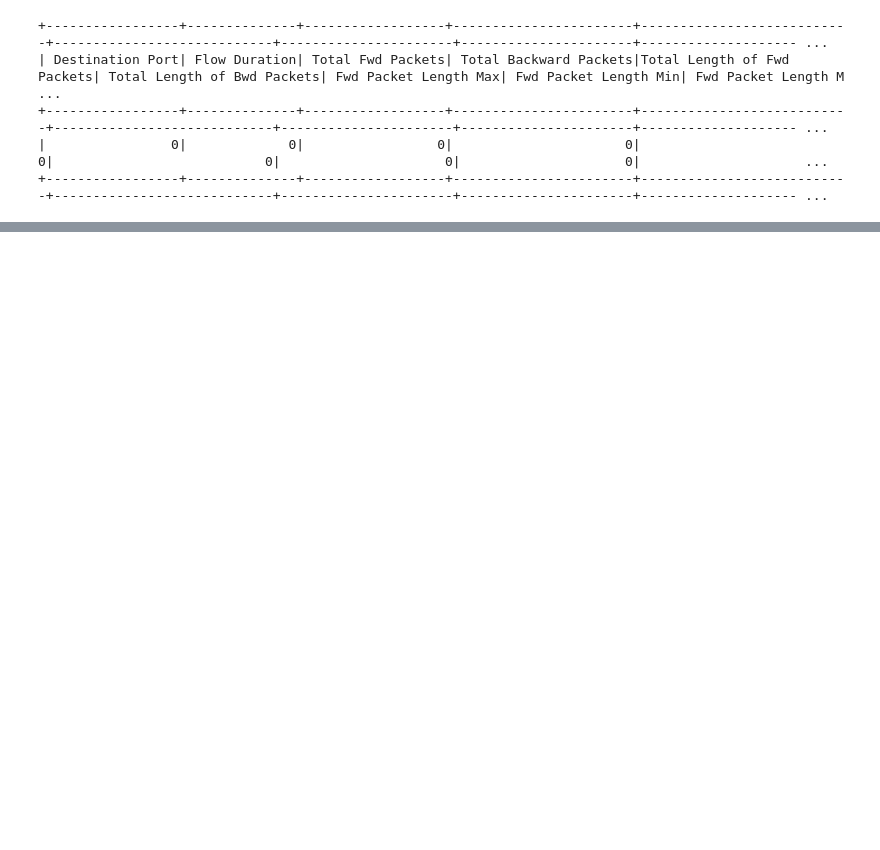
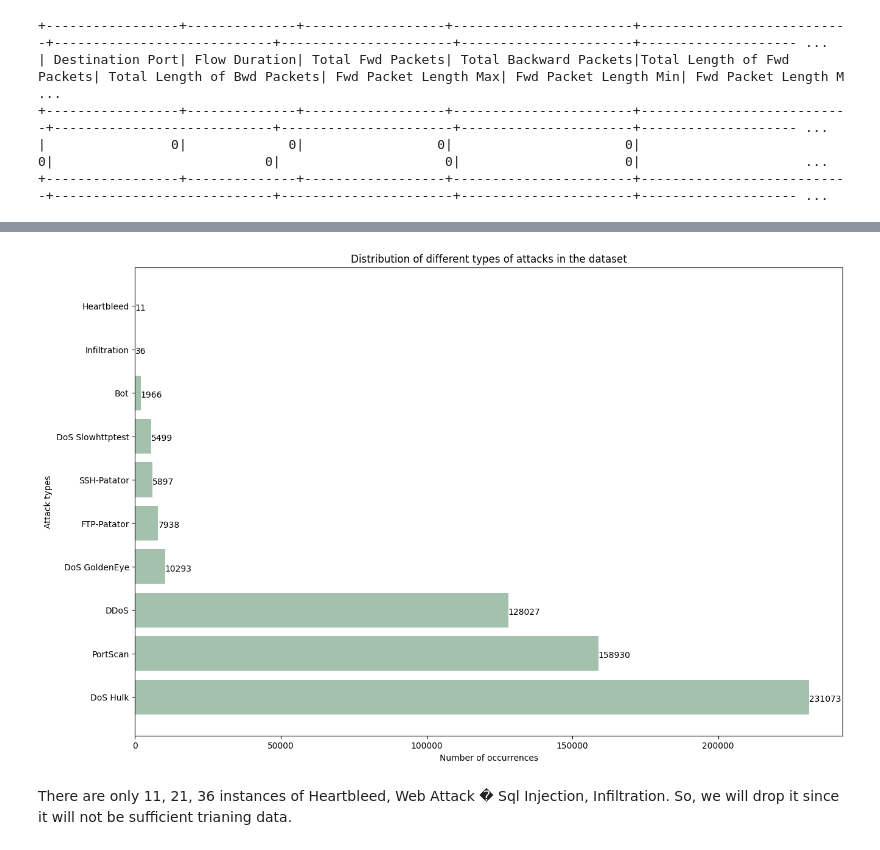
Before and after one commit to pxuanbach/Improved-RF-for-Real-time-IDS-with-Spark, a Jupyter notebook: dataset/extract_train_data__spark.ipynb, the cells around one changed output, grey strips where cells are left out. Drawn from its saved outputs; the diff is of its cells as text; code cells hidden in the pictures; blank space fills up the shorter version.

Commit message:
extract/process data using spark

```diff
--- a/dataset/extract_train_data__spark.ipynb
+++ b/dataset/extract_train_data__spark.ipynb
@@ -18,7 +20,7 @@ spark: SparkSession = SparkSession.builder\
     .config("spark.driver.host", "host.docker.internal") \
     .config("spark.driver.bindAddress", "0.0.0.0")\
     .config("spark.executor.memory", "2g")\
-    .config("spark.executor.cores", "2") \
+    .config("spark.executor.cores", "1") \
     .config("spark.executor.instances", "2")\
     .config("spark.hadoop.fs.s3a.block.size", "33554432") \
     .config("spark.hadoop.fs.s3a.endpoint", "http://minio:9000") \
@@ -105,3 +100,6 @@ null_counts.show()
 +-----------------+--------------+------------------+-----------------------+---------------------------+----------------------------+----------------------+----------------------+-------------------- ...
 |                0|             0|                 0|                      0|                          0|                           0|                     0|                     0|                     ...
 +-----------------+--------------+------------------+-----------------------+---------------------------+----------------------------+----------------------+----------------------+-------------------- ...
+# %%
+# Rename the ' Label' column to 'Label'
+df = df.withColumnRenamed(' Label', 'Label')
@@ -107,0 +115,3 @@ null_counts.show()
+# %%
+unique_columns = list(dict.fromkeys(df.columns))
+df = df.select(unique_columns)
@@ -107,0 +154,4 @@ null_counts.show()
+# %%
+# Group by 'Label' and count occurrences
+label_counts = df.groupBy('Label').count().orderBy('count', ascending=False)
+label_counts.show()
@@ -107,0 +178,25 @@ null_counts.show()
+# %%
+attack = ('DoS Hulk', 'PortScan', 'DDoS', 'DoS GoldenEye', 'FTP-Patator', 'SSH-Patator', 'DoS Slowloris',
+          'DoS Slowhttptest', 'Bot', 'Web Attack: Brute Force', 'Web Attack: XSS', 'Infiltration',
+          'Web Attack: SQL Injection', 'Heartbleed')
+label_counts_pd = label_counts.toPandas()
+
+# Sort and filter to match the attack list (ignoring index 0 if it's not in attack list)
+label_counts_pd = label_counts_pd[label_counts_pd['Label'].isin(attack)].sort_values('count', ascending=False)
+amount = label_counts_pd['count'].values
+attacks_in_data = label_counts_pd['Label'].values
+
+plt.figure(figsize=(15, 10))
+y_pos = np.arange(len(attacks_in_data))  # Adjust based on actual data
+plt.barh(y_pos, amount, align='center', color='#a3c1ad')
+plt.yticks(y_pos, attacks_in_data)  # Use actual labels from data
+plt.title('Distribution of different types of attacks in the dataset')
+plt.xlabel('Number of occurrences')
+plt.ylabel('Attack types')
+for i, v in enumerate(amount):
+    plt.text(v + 3, i - 0.1, str(v))
+plt.show()
+# %% [output]
+[figure, added]
+# %% [markdown]
+There are only 11, 21, 36 instances of Heartbleed, Web Attack � Sql Injection, Infiltration. So, we will drop it since it will not be sufficient trianing data.
```
Also changed, not shown: parts of 30 cells of this notebook, 3 other files.
